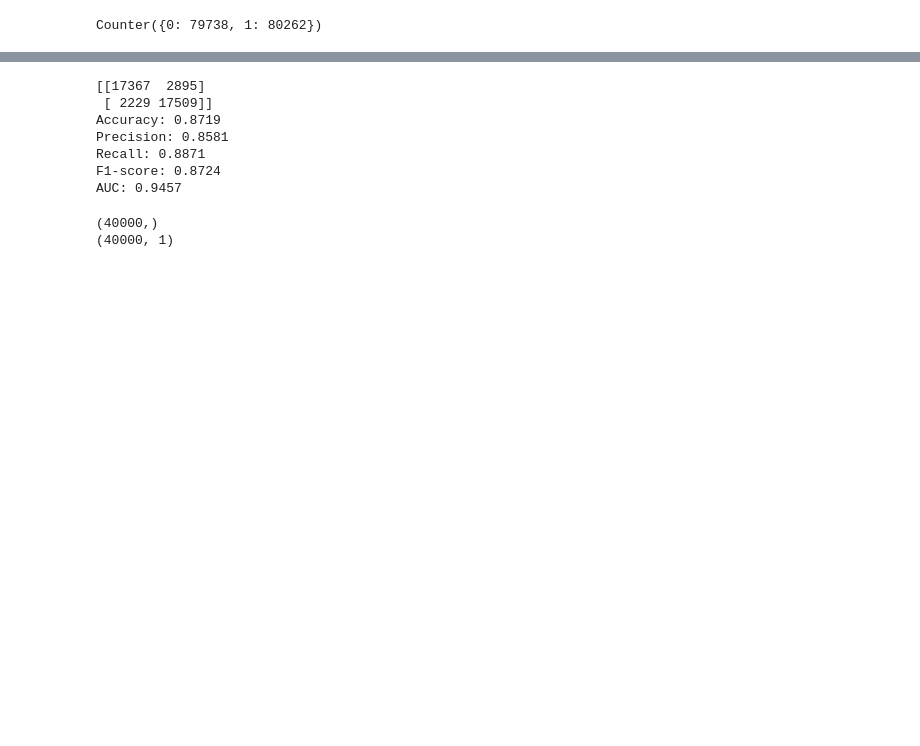
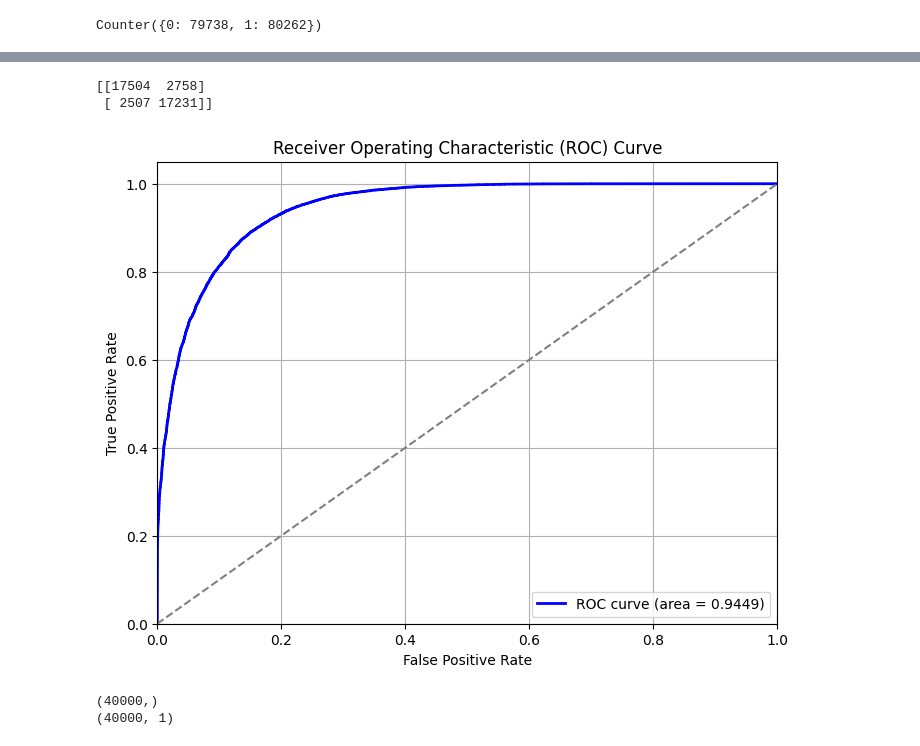
Before and after one commit to hsnbnaa/deep-learning-is-easy, a Jupyter notebook: Week 1/Google Colab/Tugas_Week_1_Deep_Learning.ipynb, the cells around one changed output, grey strips where cells are left out. Saved outputs shown, nothing was run; the diff lists cells and outputs as text; code cells hidden in the pictures; blank space fills up the shorter version.

```diff
--- a/Week 1/Google Colab/Tugas_Week_1_Deep_Learning.ipynb
+++ b/Week 1/Google Colab/Tugas_Week_1_Deep_Learning.ipynb
@@ -708,32 +763,40 @@ Epoch 26/100
 # %%
-from sklearn.preprocessing import label_binarize
-from sklearn.metrics import accuracy_score, precision_score, recall_score, f1_score, roc_auc_score
-
 cm = confusion_matrix(y_test, y_pred)
 print(cm)
 
-# Konversi label ke one-hot encoding untuk AUC
-y_test_bin = label_binarize(y_test, classes=[0, 1, 2, 3])
+tf_acc = accuracy_score(y_test, y_pred)
+tf_prec = precision_score(y_test, y_pred)
+tf_rec = recall_score(y_test, y_pred)
+tf_f1 = f1_score(y_test, y_pred)
+tf_auc = roc_auc_score(y_test, y_pred_probs)  # Tanpa multi_class='ovr'
 
-acc = accuracy_score(y_test, y_pred)
-prec = precision_score(y_test, y_pred)
-rec = recall_score(y_test, y_pred)
-f1 = f1_score(y_test, y_pred)
-auc = roc_auc_score(y_test, y_pred_probs)  # Tanpa multi_class='ovr'
-
-print(f"Accuracy: {acc:.4f}")
-print(f"Precision: {prec:.4f}")
-print(f"Recall: {rec:.4f}")
-print(f"F1-score: {f1:.4f}")
-print(f"AUC: {auc:.4f}")
+# print(f"Accuracy: {acc:.4f}")
+# print(f"Precision: {prec:.4f}")
+# print(f"Recall: {rec:.4f}")
+# print(f"F1-score: {f1:.4f}")
+# print(f"AUC: {auc:.4f}")
 # %% [output]
-[[17367  2895]
- [ 2229 17509]]
-Accuracy: 0.8719
-Precision: 0.8581
-Recall: 0.8871
-F1-score: 0.8724
-AUC: 0.9457
+[[17504  2758]
+ [ 2507 17231]]
+# %%
+# Hitung ROC curve
+fpr, tpr, _ = roc_curve(y_test, y_pred_probs)
+roc_auc = auc(fpr, tpr)
+
+# Plot ROC Curve
+plt.figure(figsize=(8, 6))
+plt.plot(fpr, tpr, color='blue', lw=2, label=f'ROC curve (area = {roc_auc:.4f})')
+plt.plot([0, 1], [0, 1], color='gray', linestyle='--')  # Garis diagonal
+plt.xlim([0.0, 1.0])
+plt.ylim([0.0, 1.05])
+plt.xlabel('False Positive Rate')
+plt.ylabel('True Positive Rate')
+plt.title('Receiver Operating Characteristic (ROC) Curve')
+plt.legend(loc='lower right')
+plt.grid()
+plt.show()
+# %% [output]
+[figure, added]
 # %%
 print(y_test.shape)  # Harusnya (jumlah_sample,)
 print(y_pred.shape)  # Harusnya (jumlah_sample,)
```
Also changed, not shown: parts of 24 cells of this notebook.
